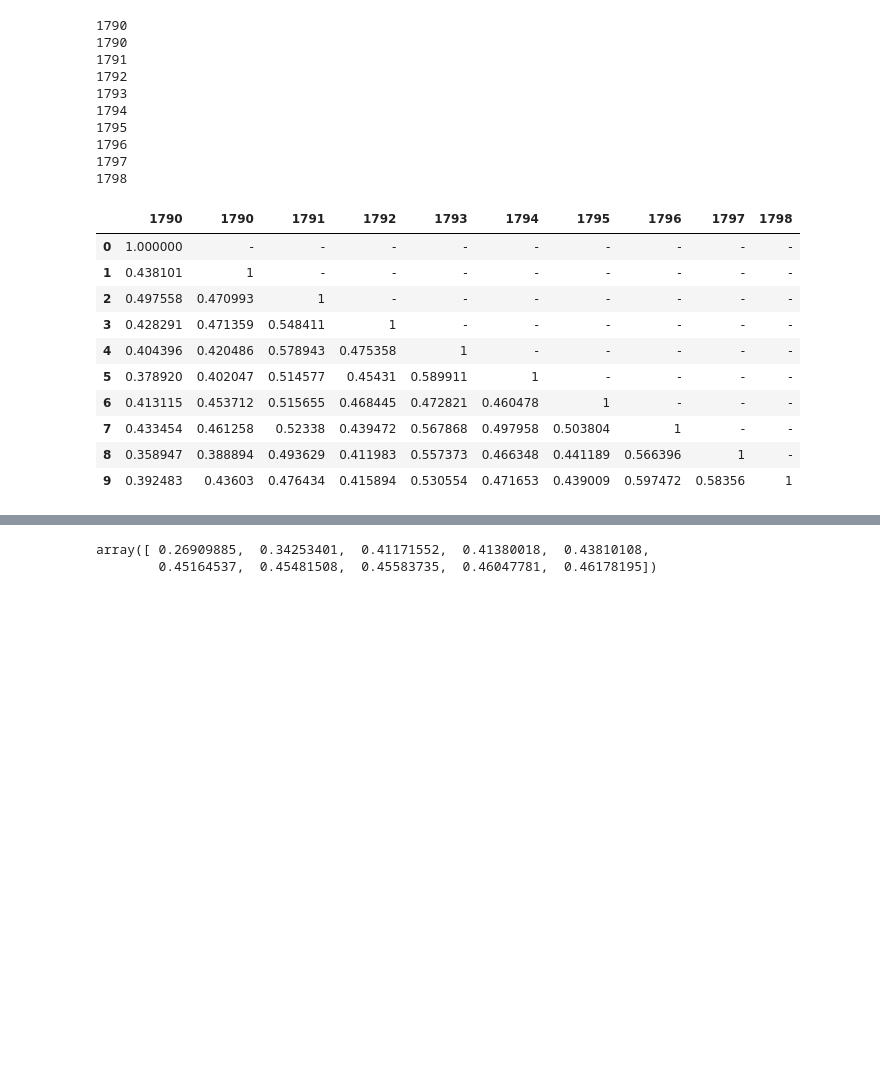
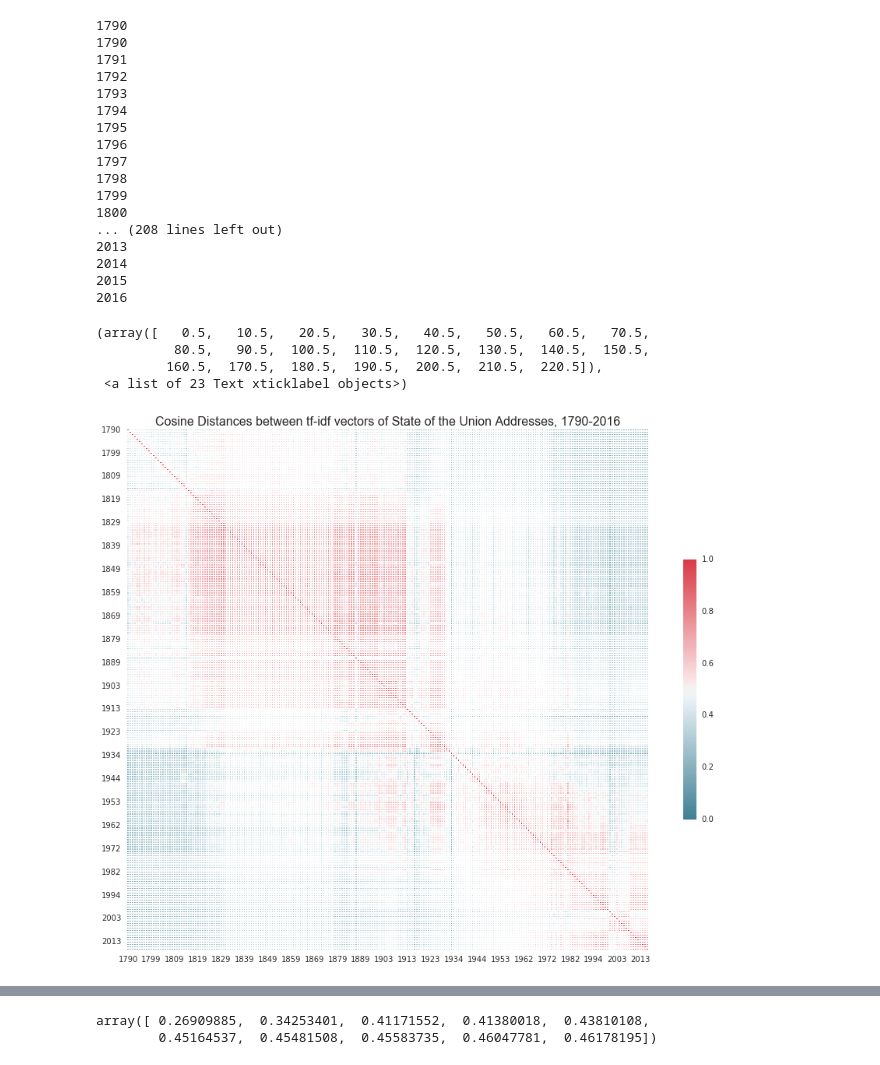
Before and after one commit to jsafyan/edav-project-4, a Jupyter notebook: Document similarity and clustering V1.ipynb, the cells around one changed output, grey strips where cells are left out. Cells and saved outputs as stored; diff of their text form; code cells hidden in the pictures; blank space fills up the shorter version.

Commit message:
cosine distance matrix

```diff
--- a/Document similarity and clustering V1.ipynb
+++ b/Document similarity and clustering V1.ipynb
@@ -70,14 +64,14 @@ pd.DataFrame({"1790":[.5, .7, .8]})
 # %%
 df = pd.DataFrame()
 dfs = []
-for i, year in enumerate(years[:10]):
+for i, year in enumerate(years):
     print(year)
     first = speech(i)
     temp_dist = []
     temp_df = pd.DataFrame()
-    for j, _ in enumerate(years[:10]):
+    for j, _ in enumerate(years):
         if j < i:
-            temp_dist.append('-')
+            temp_dist.append(-1)
         else:
             temp_dist.append(cosine_sim(first, speech(j)))
     temp_df[year] = temp_dist
@@ -94,17 +88,10 @@ df = pd.concat(dfs, axis=1)
 1796
 1797
 1798
+1799
+1800
+... (208 lines left out)
+2013
+2014
+2015
+2016
-# %%
-df
-# %% [output]
-|  | 1790 | 1790 | 1791 | 1792 | 1793 | 1794 | 1795 | 1796 | 1797 | 1798 |
-| 0 | 1.000000 | - | - | - | - | - | - | - | - | - |
-| 1 | 0.438101 | 1 | - | - | - | - | - | - | - | - |
-| 2 | 0.497558 | 0.470993 | 1 | - | - | - | - | - | - | - |
-| 3 | 0.428291 | 0.471359 | 0.548411 | 1 | - | - | - | - | - | - |
-| 4 | 0.404396 | 0.420486 | 0.578943 | 0.475358 | 1 | - | - | - | - | - |
-| 5 | 0.378920 | 0.402047 | 0.514577 | 0.45431 | 0.589911 | 1 | - | - | - | - |
-| 6 | 0.413115 | 0.453712 | 0.515655 | 0.468445 | 0.472821 | 0.460478 | 1 | - | - | - |
-| 7 | 0.433454 | 0.461258 | 0.52338 | 0.439472 | 0.567868 | 0.497958 | 0.503804 | 1 | - | - |
-| 8 | 0.358947 | 0.388894 | 0.493629 | 0.411983 | 0.557373 | 0.466348 | 0.441189 | 0.566396 | 1 | - |
-| 9 | 0.392483 | 0.43603 | 0.476434 | 0.415894 | 0.530554 | 0.471653 | 0.439009 | 0.597472 | 0.58356 | 1 |
@@ -110,0 +105,30 @@ df
+# %%
+m = df.as_matrix()
+# %%
+# copy lower triangle to upper triangle
+for i in range(m.shape[0]):
+    for j in range(i, m.shape[1]):
+        m[i][j] = m[j][i]
+# %%
+# Set up matplotlib figure and axis
+fig, ax = plt.subplots(figsize=(16, 12))
+
+# Diverging colormap
+cmap = sns.diverging_palette(220, 10, as_cmap=True)
+
+ax.set_title('Cosine Distances between tf-idf vectors of State of the Union Addresses, 1790-2016', fontsize=16)
+
+temp = pd.DataFrame(m, columns=years)
+temp.index = years
+# Create the seaborn heatmap with the upper triangle masked
+heatmap = sns.heatmap(temp, annot=False, cmap=cmap, vmax=1, vmin=0,xticklabels=10, yticklabels=10,
+                      linewidths=.5, square=True, cbar_kws={"shrink": .5}, ax=ax)
+# Make the axis labels legible
+plt.yticks(rotation=360)
+plt.xticks(rotation=360)
+# %% [output]
+(array([   0.5,   10.5,   20.5,   30.5,   40.5,   50.5,   60.5,   70.5,
+          80.5,   90.5,  100.5,  110.5,  120.5,  130.5,  140.5,  150.5,
+         160.5,  170.5,  180.5,  190.5,  200.5,  210.5,  220.5]),
+ <a list of 23 Text xticklabel objects>)
+[figure, added]
```
Also changed, not shown: parts of 8 cells of this notebook.
